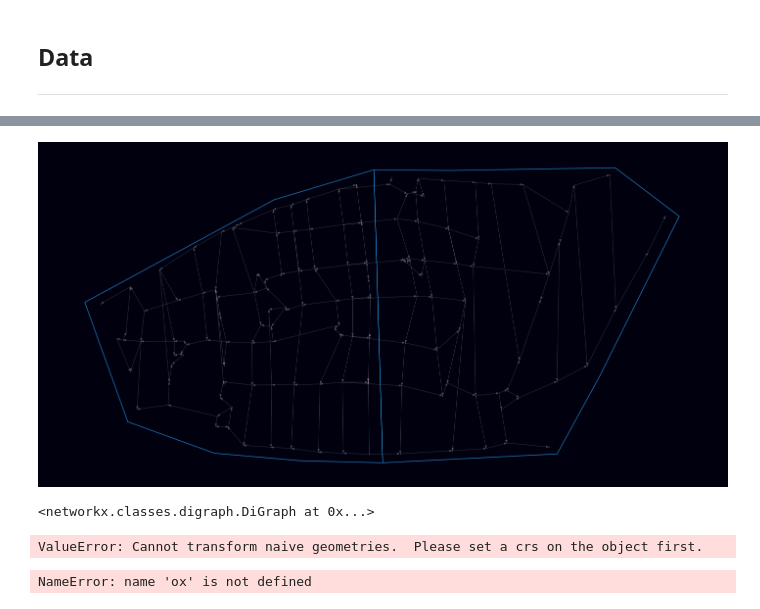
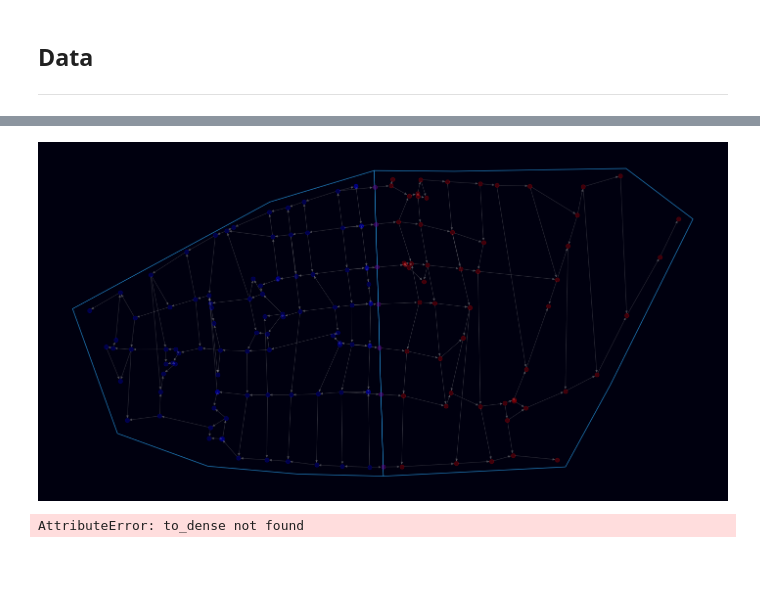
Before and after one commit to harryodell/Synthetic_Cities, a Jupyter notebook: OSM_network_partitioning-Ofer.ipynb, the cells around one changed output, grey strips where cells are left out. Saved outputs shown, nothing was run; the diff lists cells and outputs as text; code cells hidden in the pictures; blank space fills up the shorter version.

```diff
--- a/OSM_network_partitioning-Ofer.ipynb
+++ b/OSM_network_partitioning-Ofer.ipynb
@@ -68,17 +95,25 @@ pos = [i for i in ofer_network]
+# %%
+net1 = nx.read_shp('clipped/clipped1.shp')
+net2 = nx.read_shp('clipped/clipped2.shp')
 # %%
-locations = dict(zip(list(ofer_network.nodes()), pos))
-nx.set_node_attributes(ofer_network, locations, 'pos')
+pos = [i for i in net1]
+locations = dict(zip(list(net1.nodes()), pos))
+nx.set_node_attributes(net1, locations, 'pos')
+# %%
+pos = [i for i in net2]
+locations = dict(zip(list(net2.nodes()), pos))
+nx.set_node_attributes(net2, locations, 'pos')
 # %%
 fig, ax = plt.subplots(figsize=(25, 25))
+#ax.set_aspect('equal')
 
-pos=nx.get_node_attributes(ofer_network,'pos')
-nx.draw(ofer_network, pos, node_size=1, node_color='white', edge_color='silver', alpha = 0.25)
 gdf.boundary.plot(ax=ax)
+pos1 = nx.get_node_attributes(net1,'pos')
+nx.draw(net1, pos1, node_size=75, node_color='red', edge_color='silver', alpha = 0.25)
+pos2 = nx.get_node_attributes(net2,'pos')
+nx.draw(net2, pos2, node_size=75, node_color='blue', edge_color='silver', alpha = 0.25)
+
 fig.set_facecolor("#00000F")
 plt.show()
 # %% [output]
-[figure, old version]
+[figure, new version]
-# %%
-ofer_network
-# %% [output]
-<networkx.classes.digraph.DiGraph at 0x...>
@@ -87,11 +120,7 @@ ofer_network = nx.MultiDiGraph(ofer_network)
-# %%
-nodes = nodes.to_crs("WGS84")
-# %% [output]
-ValueError: Cannot transform naive geometries.  Please set a crs on the object first.
-# %%
-nodes = ox.graph_to_gdfs(ofer_network, edges=False)
-# %% [output]
-NameError: name 'ox' is not defined
+# %%
+nx.adjacency_matrix(net1).to_dense()
+# %% [output]
+AttributeError: to_dense not found
 # %%
 i = 0
 for index, polygon in gdf.iterrows():
```
Also changed, not shown: parts of 21 cells of this notebook, 10 other files.
